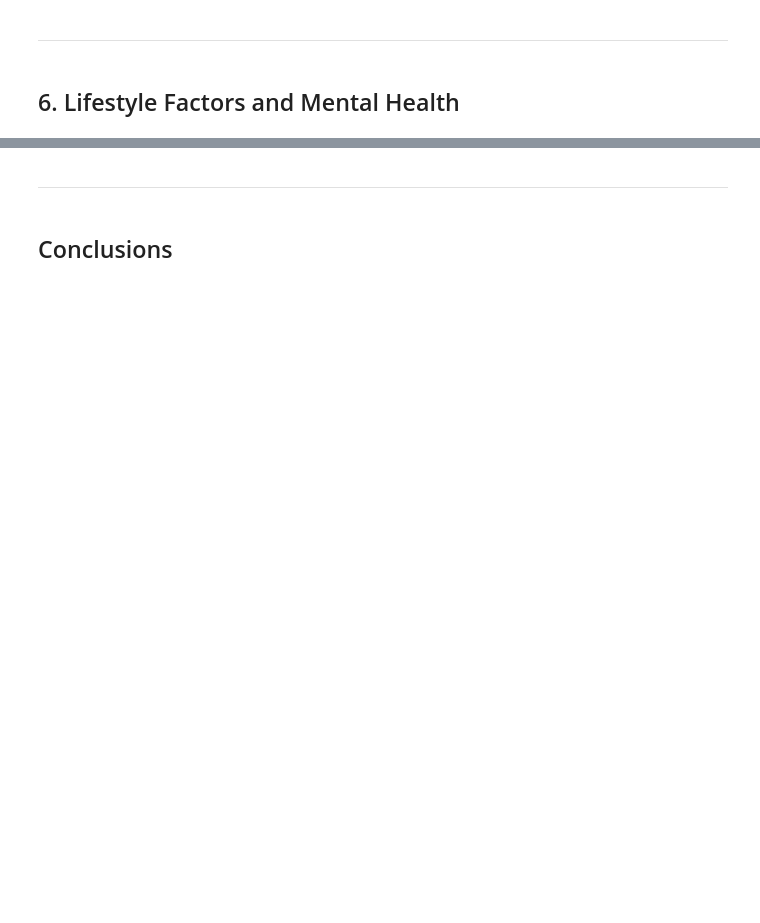
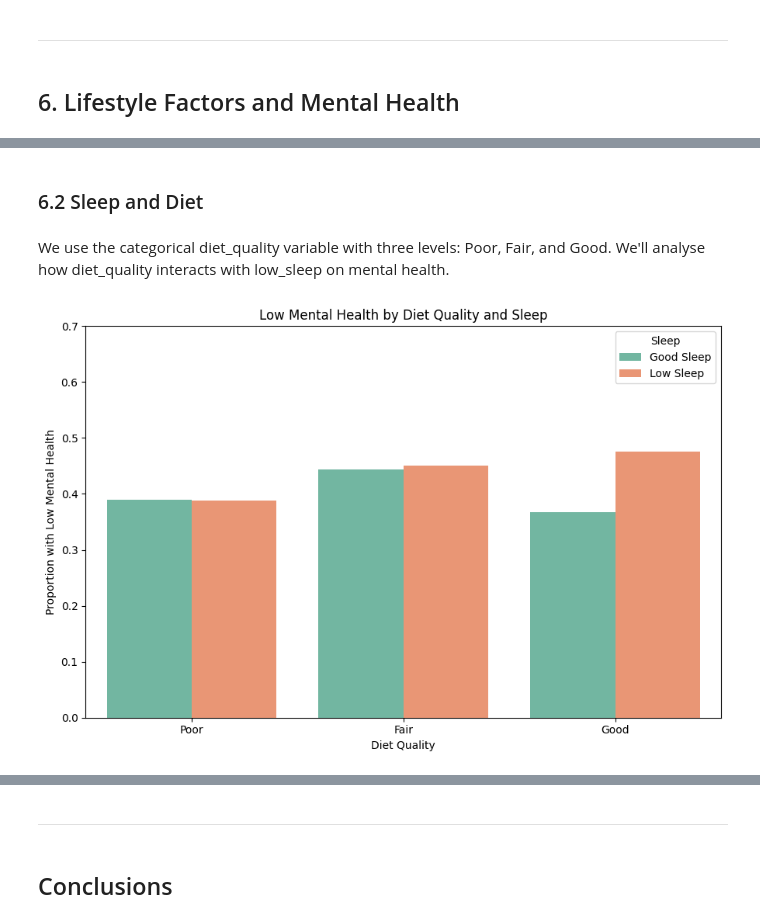
Before and after one commit to martyna-haliniak/visualisations_in_python, a Jupyter notebook: visualisations_task.ipynb, the cells around one changed output, grey strips where cells are left out. Drawn from its saved outputs; the diff is of its cells as text; code cells hidden in the pictures; blank space fills up the shorter version.

```diff
--- a/visualisations_task.ipynb
+++ b/visualisations_task.ipynb
@@ -576,0 +529,36 @@ This group also performs slightly worse on exams (66.1 vs 66.9).
+# %% [markdown]
+### 6.2 Sleep and Diet
+# %% [markdown]
+We use the categorical diet_quality variable with three levels: Poor, Fair, and Good.
+We'll analyse how diet_quality interacts with low_sleep on mental health.
+# %%
+# Confirm categorical diet variable is set
+df['diet_quality'] = pd.Categorical(df['diet_quality'], categories=['Poor', 'Fair', 'Good'], ordered=True)
+
+# Group by sleep and diet_quality
+diet_sleep = df.groupby(['low_sleep', 'diet_quality']).agg(
+    proportion_low_mental_health=('low_mental_health', 'mean'),
+    count=('low_mental_health', 'size')
+).reset_index()
+
+# For labeling plot x-axis nicely
+diet_sleep['sleep_label'] = diet_sleep['low_sleep'].map({True: 'Low Sleep', False: 'Good Sleep'})
+
+# Plot
+plt.figure(figsize=(9,6))
+sns.barplot(
+    data=diet_sleep,
+    x='diet_quality',
+    y='proportion_low_mental_health',
+    hue='sleep_label',
+    palette='Set2'
+)
+plt.ylabel('Proportion with Low Mental Health')
+plt.xlabel('Diet Quality')
+plt.ylim(0, 0.7)
+plt.title('Low Mental Health by Diet Quality and Sleep')
+plt.legend(title='Sleep')
+plt.tight_layout()
+plt.show()
+# %% [output]
+[figure, added]
```
Also changed, not shown: parts of 38 cells of this notebook.
